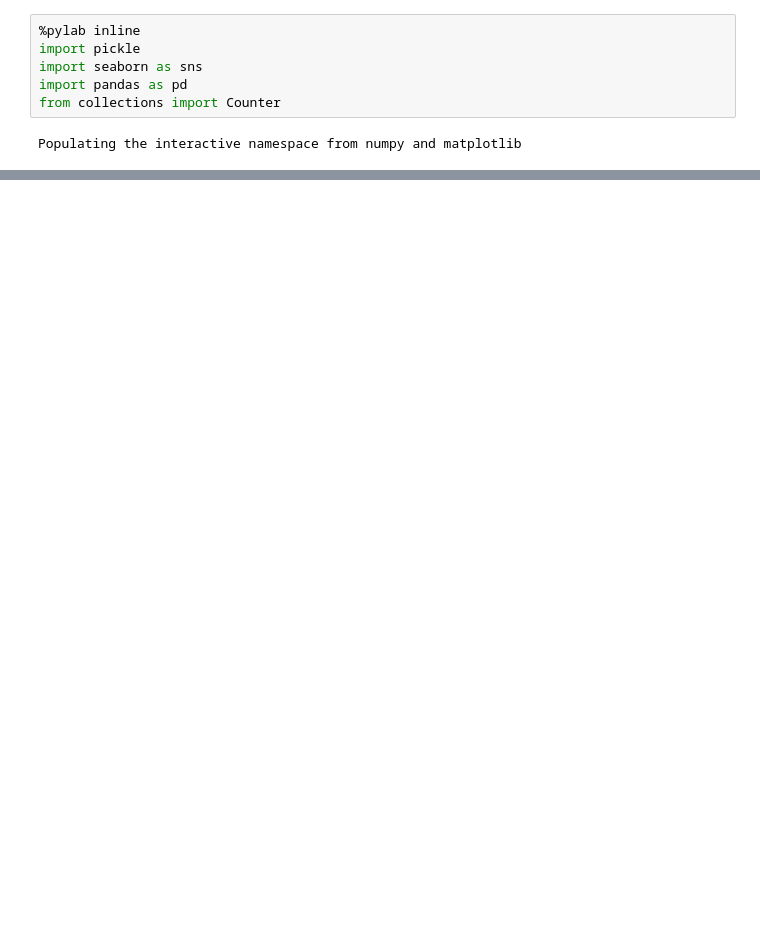
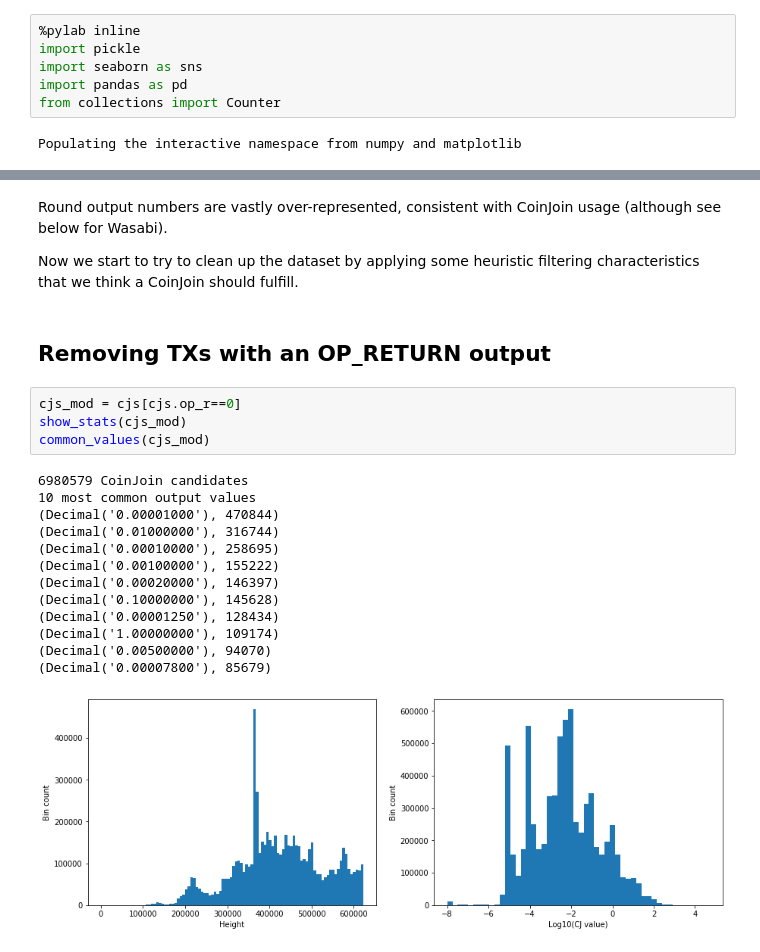
Before and after one commit to dspicher/coinjoin_stats, a Jupyter notebook: coinjoin_analysis.ipynb, the cells around one changed output, grey strips where cells are left out. Drawn from its saved outputs; the diff is of its cells as text; blank space fills up the shorter version.

```diff
--- a/coinjoin_analysis.ipynb
+++ b/coinjoin_analysis.ipynb
@@ -194,0 +105,24 @@ sns.pairplot(cjs_pairplot)
+# %% [markdown]
+Round output numbers are vastly over-represented, consistent with CoinJoin usage (although see below for Wasabi).
+
+Now we start to try to clean up the dataset by applying some heuristic filtering characteristics that we think a CoinJoin should fulfill.
+# %% [markdown]
+## Removing TXs with an OP_RETURN output
+# %%
+cjs_mod = cjs[cjs.op_r==0]
+show_stats(cjs_mod)
+common_values(cjs_mod)
+# %% [output]
+6980579 CoinJoin candidates
+10 most common output values
+(Decimal('0.00001000'), 470844)
+(Decimal('0.01000000'), 316744)
+(Decimal('0.00010000'), 258695)
+(Decimal('0.00100000'), 155222)
+(Decimal('0.00020000'), 146397)
+(Decimal('0.10000000'), 145628)
+(Decimal('0.00001250'), 128434)
+(Decimal('1.00000000'), 109174)
+(Decimal('0.00500000'), 94070)
+(Decimal('0.00007800'), 85679)
+[figure, added]
```
Also changed, not shown: parts of 42 cells of this notebook.
